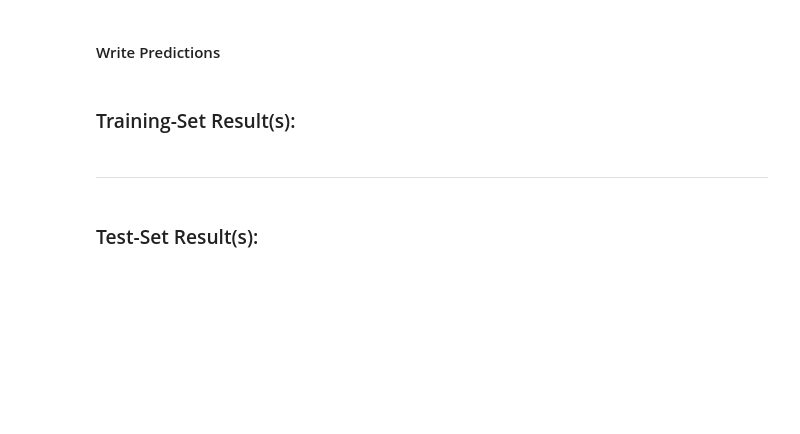
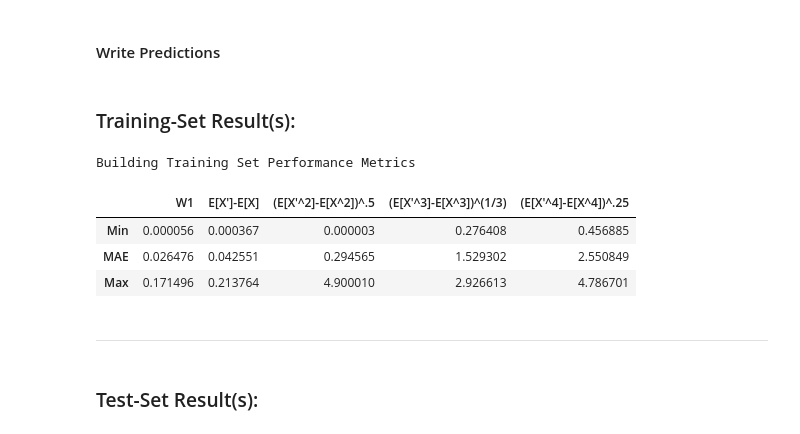
Before and after one commit to AnastasisKratsios/UniversalProcesses, a Jupyter notebook: Universal_Processes_Trainer_BACKEND.ipynb, the cells around one changed output. Cells and saved outputs as stored; diff of their text form; code cells hidden in the pictures; blank space fills up the shorter version.

```diff
--- a/Universal_Processes_Trainer_BACKEND.ipynb
+++ b/Universal_Processes_Trainer_BACKEND.ipynb
@@ -112,12 +112,12 @@ $$
 ### Drift
 # %%
 def alpha(t,x):
-    return t*np.sin(math.pi*x) #+ np.exp(-t)
+    return 1 - .5*(.1**2)#t*np.sin(math.pi*x) + np.exp(-t)
 # %% [markdown]
 ### Volatility
 # %%
 def beta(t,x):
-    return (1+t) + np.cos(x)
+    return .5#(1+t) + np.cos(x)
 # %% [markdown]
 ### Roughness Meta-parameters
 # %%
@@ -329,7 +329,7 @@ if groud_truth == "2lnflow":
         # Generate finite-variation path (since it stays unchanged)
         for j in range(N_Grid_Instances_t):
             t_loop = t_Grid[j]
-            measures_locations_loop = np.random.normal(alpha(t_loop,x_loop),
+            measures_locations_loop = np.random.lognormal(alpha(t_loop,x_loop),
                                                           beta(t_loop,x_loop),
                                                           N_Monte_Carlo_Samples)
 
@@ -365,7 +365,7 @@ if groud_truth == "2lnflow":
         # Generate finite-variation path (since it stays unchanged)
         for j in range(N_Grid_Instances_t_test):
             t_loop = t_Grid_test[j]
-            measures_locations_loop = np.random.normal(alpha(t_loop,x_loop),
+            measures_locations_loop = np.random.lognormal(alpha(t_loop,x_loop),
                                                           beta(t_loop,x_loop),
                                                           N_Monte_Carlo_Samples_Test)
 
@@ -941,34 +957,40 @@ for x_i in tqdm(range(len(measures_locations_list)-1)):
     # Get skewness (non-centered)
     Skewness_hat = np.sum((Barycenters_Array**3)*(Predicted_Weights[x_i]))
     Skewness = np.mean(np.array(measures_locations_list[x_i])**3)
     Skewness_errors = np.append(Skewness_errors,(abs(Skewness_hat-Skewness))**(1/3))
     # Get skewness (non-centered)
     Kurtosis_hat = np.sum((Barycenters_Array**4)*(Predicted_Weights[x_i]))
     Kurtosis = np.mean(np.array(measures_locations_list[x_i])**4)
     Kurtosis_errors = np.append(Kurtosis_errors,(abs(Kurtosis_hat-Kurtosis))**.25)
 
 #---------------------------------------------------------------------------------------------#
 # Compute Error Statistics/Descriptors
 W1_Performance = np.array([np.min(np.abs(W1_errors)),np.mean(np.abs(W1_errors)),np.max(np.abs(W1_errors))])
 Mean_prediction_Performance = np.array([np.min(np.abs(Mean_errors)),np.mean(np.abs(Mean_errors)),np.max(np.abs(Mean_errors))])
 Var_prediction_Performance = np.array([np.min(np.abs(Var_errors)),np.mean(np.abs(Var_errors)),np.max(np.abs(Var_errors))])
 Skewness_prediction_Performance = np.array([np.min(np.abs(Skewness_errors)),np.mean(np.abs(Skewness_errors)),np.max(np.abs(Skewness_errors))])
 Kurtosis_prediction_Performance = np.array([np.min(np.abs(Kurtosis_errors)),np.mean(np.abs(Kurtosis_errors)),np.max(np.abs(Kurtosis_errors))])
 
 Type_A_Prediction = pd.DataFrame({"W1":W1_Performance,
                                   "E[X']-E[X]":Mean_prediction_Performance,
                                   "(E[X'^2]-E[X^2])^.5":Var_prediction_Performance,
                                   "(E[X'^3]-E[X^3])^(1/3)":Skewness_prediction_Performance,
                                   "(E[X'^4]-E[X^4])^.25":Kurtosis_prediction_Performance},index=["Min","MAE","Max"])
 
 # Write Performance
 Type_A_Prediction.to_latex((results_tables_path+str("Roughness_")+str(Rougness)+str("__RatiofBM_")+str(Ratio_fBM_to_typical_vol)+
  "__TypeAPrediction_Train.tex"))
 
 
 #---------------------------------------------------------------------------------------------#
 # Update User
-print(Type_A_Prediction)
+Type_A_Prediction
+# %% [output]
+Building Training Set Performance Metrics
+|  | W1 | E[X']-E[X] | (E[X'^2]-E[X^2])^.5 | (E[X'^3]-E[X^3])^(1/3) | (E[X'^4]-E[X^4])^.25 |
+| Min | 0.000056 | 0.000367 | 0.000003 | 0.276408 | 0.456885 |
+| MAE | 0.026476 | 0.042551 | 0.294565 | 1.529302 | 2.550849 |
+| Max | 0.171496 | 0.213764 | 4.900010 | 2.926613 | 4.786701 |
 # %% [markdown]
 ---
 # %% [markdown]
```
Also changed, not shown: parts of 10 cells of this notebook, 5 other files.
